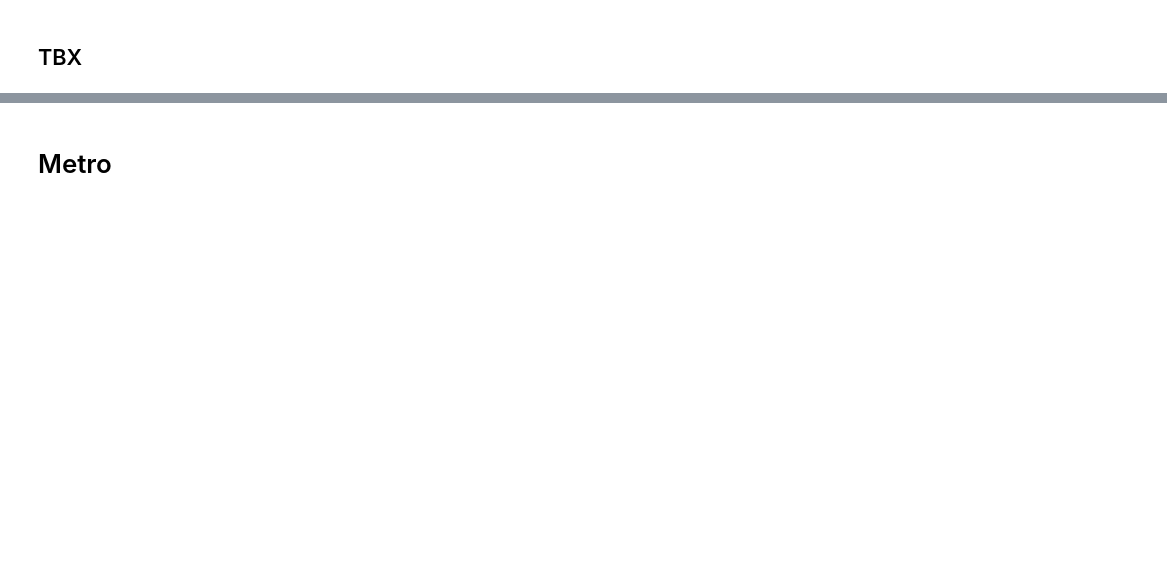
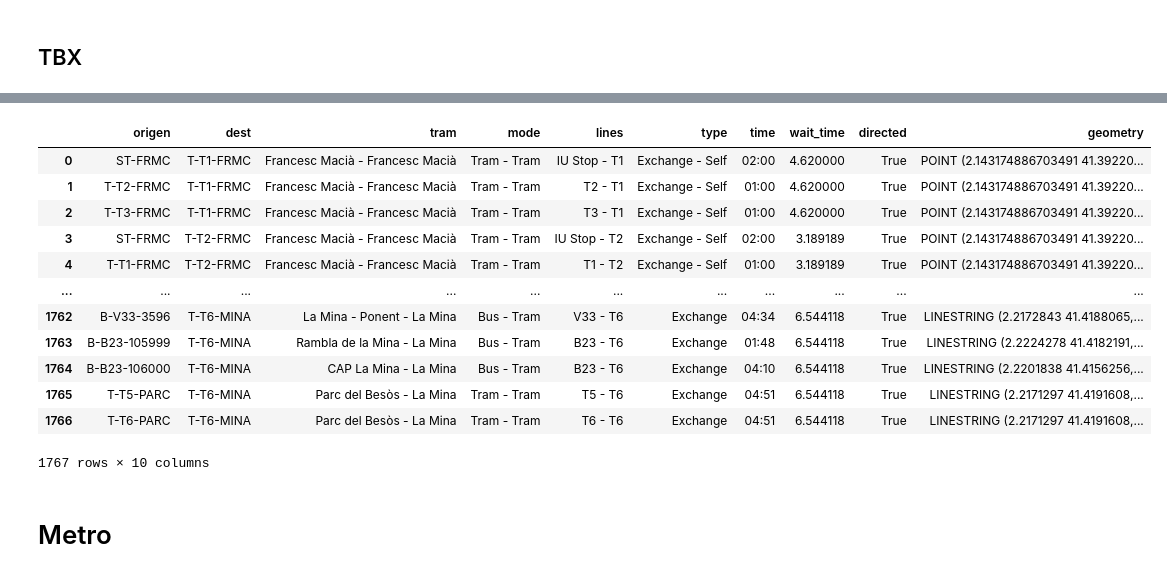
Before and after one commit to bmantepe/stop-location, a Jupyter notebook: 15-Wait-Times.ipynb, the cells around one changed output, grey strips where cells are left out. Cells and saved outputs as stored; diff of their text form; code cells hidden in the pictures; blank space fills up the shorter version.

Commit message:
tram wai times

```diff
--- a/15-Wait-Times.ipynb
+++ b/15-Wait-Times.ipynb
@@ -69,0 +138,3 @@ exchange_edges_tram
+# %%
+stops_w_times = stops.merge(stop_times, on='stop_id', how='left')
+stops_w_times
@@ -69,0 +155,10 @@ exchange_edges_tram
+# %%
+trips_x = pd.read_table('Data/Tram/TBX/trips.txt', sep=',')
+trips_s = pd.read_table('Data/Tram/TBS/trips.txt', sep=',')
+trips = pd.concat([trips_x, trips_s])
+trips = trips[['route_id','trip_id']]
+# %%
+times_w_routes = stops_w_times.merge(trips, on='trip_id', how='left')
+times_w_routes.drop_duplicates(subset=['stop_id','stop_name','route_id','departure_time'], keep='first', inplace=True)
+times_w_routes['route_id'] = 'T' + times_w_routes['route_id'].astype(str)
+times_w_routes
@@ -69,0 +179,20 @@ exchange_edges_tram
+# %%
+times_w_routes['departure_time'] = pd.to_datetime(times_w_routes['departure_time'], format='%H:%M:%S')
+times_w_routes = times_w_routes.sort_values(['stop_id', 'route_id', 'departure_time'])
+
+times_w_routes['interval_minutes'] = (
+    times_w_routes.groupby(['stop_id', 'route_id'])['departure_time']
+    .diff()
+    .dt.total_seconds()
+    .div(60)
+ )
+avg_wait_times = (
+    times_w_routes.dropna(subset=['interval_minutes'])
+    .assign(wait_time=lambda df: df['interval_minutes'] / 2)
+    .groupby(['stop_id', 'route_id', 'stop_name', 'stop_desc'], as_index=False)['wait_time']
+    .mean()
+ )
+avg_wait_times = avg_wait_times[['stop_desc', 'route_id', 'wait_time']]
+avg_wait_times['id'] = 'T' + '-' + avg_wait_times['route_id'] + '-' + avg_wait_times['stop_desc']
+avg_wait_times = avg_wait_times[['id', 'wait_time']]
+avg_wait_times
@@ -70,3 +213,23 @@ exchange_edges_tram
+# %%
+exchange_edges_tram = exchange_edges_tram.merge(avg_wait_times, left_on='dest', right_on='id', how='left')
+exchange_edges_tram = exchange_edges_tram[['origen', 'dest', 'tram', 'mode','lines','type','time',
+                                           'wait_time','directed','geometry']]
+
+exchange_edges_tram
+# %% [output]
+|  | origen | dest | tram | mode | lines | type | time | wait_time | directed | geometry |
+| 0 | ST-FRMC | T-T1-FRMC | Francesc Macià - Francesc Macià | Tram - Tram | IU Stop - T1 | Exchange - Self | 02:00 | 4.620000 | True | POINT (2.143174886703491 41.39220... |
+| 1 | T-T2-FRMC | T-T1-FRMC | Francesc Macià - Francesc Macià | Tram - Tram | T2 - T1 | Exchange - Self | 01:00 | 4.620000 | True | POINT (2.143174886703491 41.39220... |
+| 2 | T-T3-FRMC | T-T1-FRMC | Francesc Macià - Francesc Macià | Tram - Tram | T3 - T1 | Exchange - Self | 01:00 | 4.620000 | True | POINT (2.143174886703491 41.39220... |
+| 3 | ST-FRMC | T-T2-FRMC | Francesc Macià - Francesc Macià | Tram - Tram | IU Stop - T2 | Exchange - Self | 02:00 | 3.189189 | True | POINT (2.143174886703491 41.39220... |
+| 4 | T-T1-FRMC | T-T2-FRMC | Francesc Macià - Francesc Macià | Tram - Tram | T1 - T2 | Exchange - Self | 01:00 | 3.189189 | True | POINT (2.143174886703491 41.39220... |
+| ... | ... | ... | ... | ... | ... | ... | ... | ... | ... | ... |
+| 1762 | B-V33-3596 | T-T6-MINA | La Mina - Ponent - La Mina | Bus - Tram | V33 - T6 | Exchange | 04:34 | 6.544118 | True | LINESTRING (2.2172843 41.4188065,... |
+| 1763 | B-B23-105999 | T-T6-MINA | Rambla de la Mina - La Mina | Bus - Tram | B23 - T6 | Exchange | 01:48 | 6.544118 | True | LINESTRING (2.2224278 41.4182191,... |
+| 1764 | B-B23-106000 | T-T6-MINA | CAP La Mina - La Mina | Bus - Tram | B23 - T6 | Exchange | 04:10 | 6.544118 | True | LINESTRING (2.2201838 41.4156256,... |
+| 1765 | T-T5-PARC | T-T6-MINA | Parc del Besòs - La Mina | Tram - Tram | T5 - T6 | Exchange | 04:51 | 6.544118 | True | LINESTRING (2.2171297 41.4191608,... |
+| 1766 | T-T6-PARC | T-T6-MINA | Parc del Besòs - La Mina | Tram - Tram | T6 - T6 | Exchange | 04:51 | 6.544118 | True | LINESTRING (2.2171297 41.4191608,... |
+1767 rows × 10 columns
 # %% [markdown]
 # Metro
 # %%
```
Also changed, not shown: parts of 14 cells of this notebook, 3 other files.
